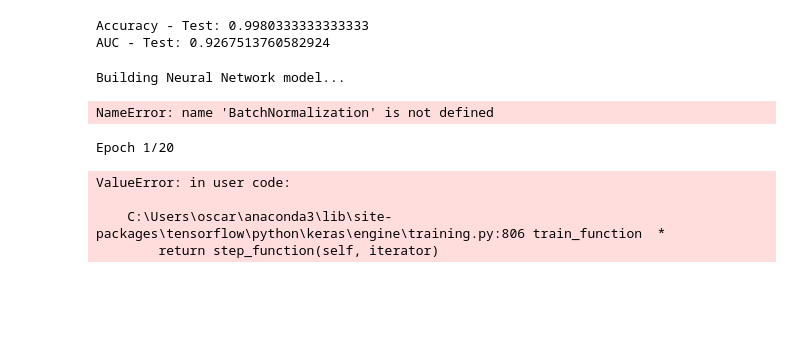
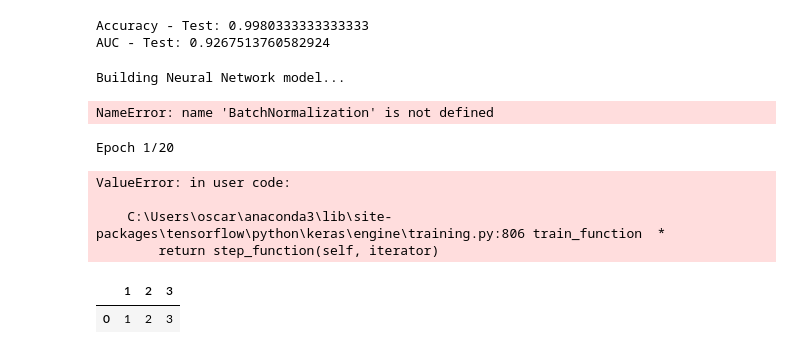
Before and after one commit to ogilg/Tradeteq-adversarial-attacks-on-credit-score, a Jupyter notebook: ModelBuildingStarter.ipynb, the cells around one changed output. Drawn from its saved outputs; the diff is of its cells as text; code cells hidden in the pictures; blank space fills up the shorter version.

```diff
--- a/ModelBuildingStarter.ipynb
+++ b/ModelBuildingStarter.ipynb
@@ -127,3 +127,11 @@ from sklearn.metrics import auc
 auc_keras = auc(fpr_keras, tpr_keras)
 # %%
 print(np.unique(y_pred_keras))
+# %%
+import pandas as pd
+a = pd.DataFrame([[1,2,3]], columns=["1", "2", "3"])
+# %%
+a
+# %% [output]
+|  | 1 | 2 | 3 |
+| 0 | 1 | 2 | 3 |
```
Also changed, not shown: parts of 1 cell of this notebook, 3 other files.
